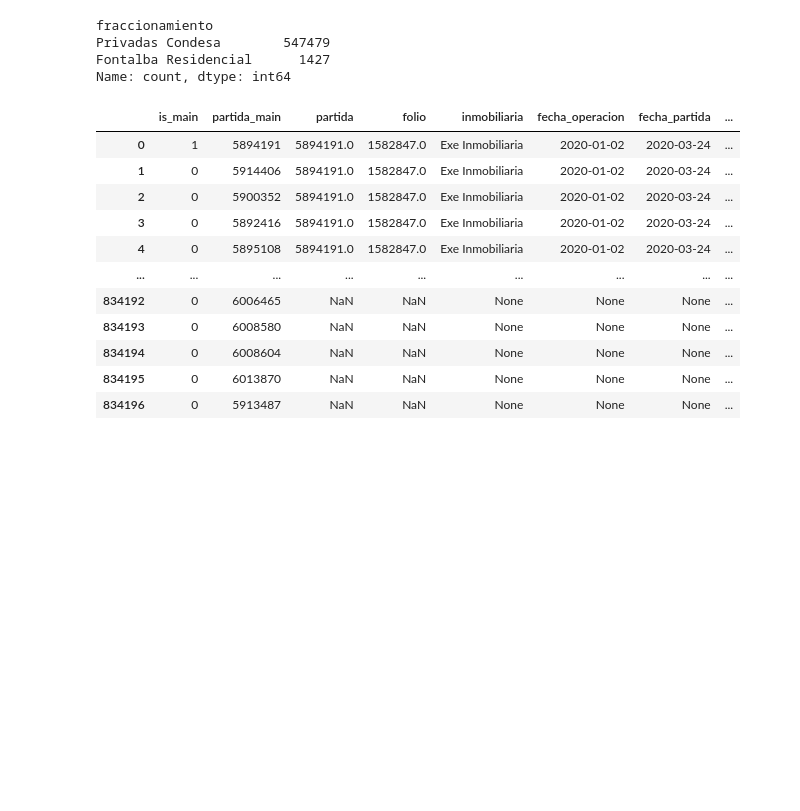
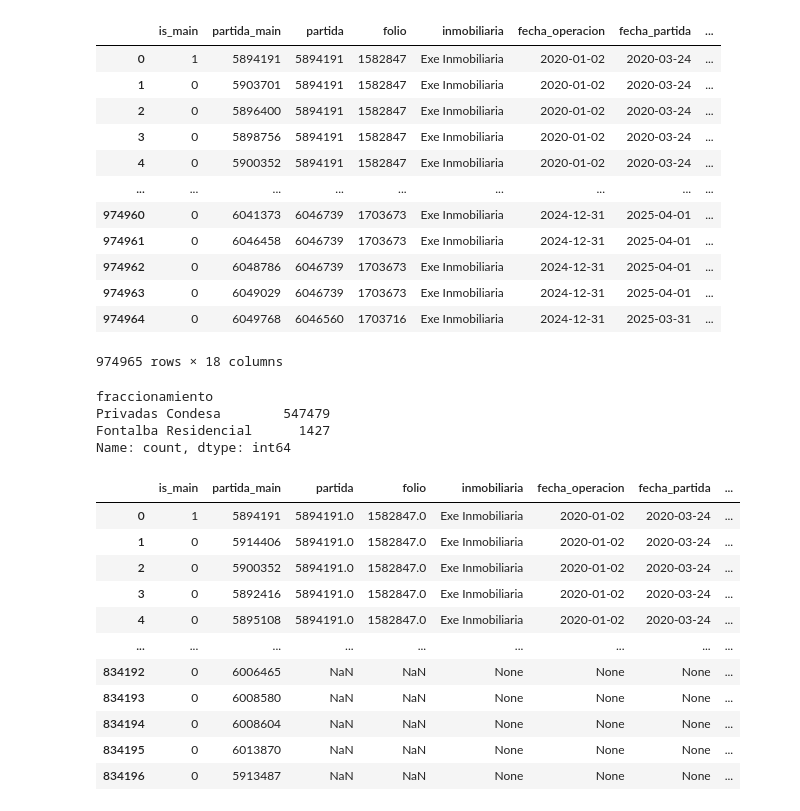
Before and after one commit to RodolfoFigueroa/housing_choice, a Jupyter notebook: 03_scripts.ipynb, the cells around one changed output. Saved outputs shown, nothing was run; the diff lists cells and outputs as text; code cells hidden in the pictures; blank space fills up the shorter version.

```diff
--- a/03_scripts.ipynb
+++ b/03_scripts.ipynb
@@ -25 +45,17 @@ df_orig = (
+# %%
+df_orig
+# %% [output]
+|  | is_main | partida_main | partida | folio | inmobiliaria | fecha_operacion | fecha_partida | ... |
+| 0 | 1 | 5894191 | 5894191 | 1582847 | Exe Inmobiliaria | 2020-01-02 | 2020-03-24 | ... |
+| 1 | 0 | 5903701 | 5894191 | 1582847 | Exe Inmobiliaria | 2020-01-02 | 2020-03-24 | ... |
+| 2 | 0 | 5896400 | 5894191 | 1582847 | Exe Inmobiliaria | 2020-01-02 | 2020-03-24 | ... |
+| 3 | 0 | 5898756 | 5894191 | 1582847 | Exe Inmobiliaria | 2020-01-02 | 2020-03-24 | ... |
+| 4 | 0 | 5900352 | 5894191 | 1582847 | Exe Inmobiliaria | 2020-01-02 | 2020-03-24 | ... |
+| ... | ... | ... | ... | ... | ... | ... | ... | ... |
+| 974960 | 0 | 6041373 | 6046739 | 1703673 | Exe Inmobiliaria | 2024-12-31 | 2025-04-01 | ... |
+| 974961 | 0 | 6046458 | 6046739 | 1703673 | Exe Inmobiliaria | 2024-12-31 | 2025-04-01 | ... |
+| 974962 | 0 | 6048786 | 6046739 | 1703673 | Exe Inmobiliaria | 2024-12-31 | 2025-04-01 | ... |
+| 974963 | 0 | 6049029 | 6046739 | 1703673 | Exe Inmobiliaria | 2024-12-31 | 2025-04-01 | ... |
+| 974964 | 0 | 6049768 | 6046560 | 1703716 | Exe Inmobiliaria | 2024-12-31 | 2025-03-31 | ... |
+974965 rows × 18 columns
 # %%
```
Also changed, not shown: parts of 5 cells of this notebook, 7 other files.
